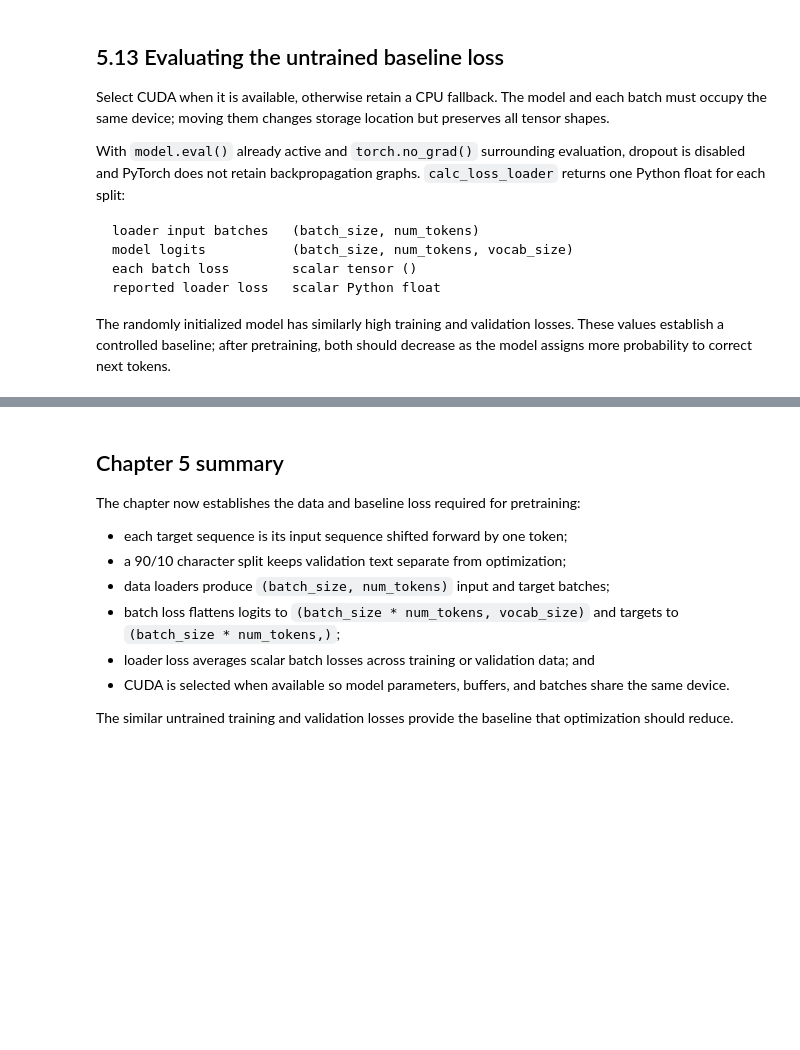
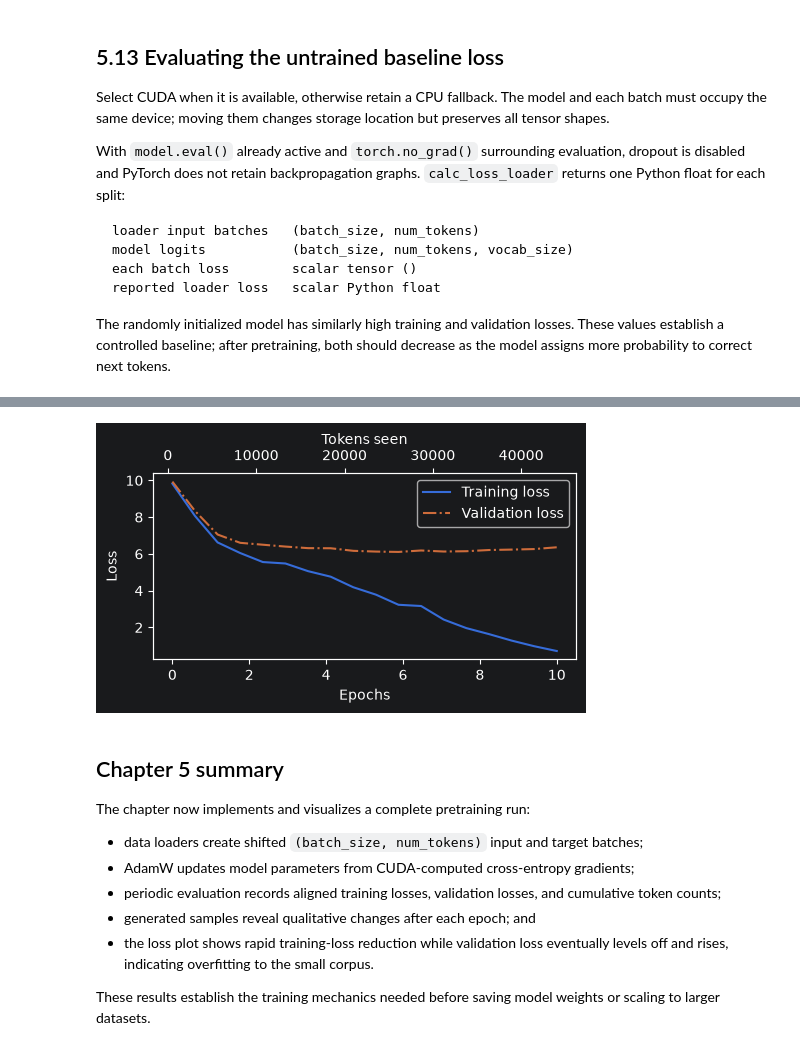
Before and after one commit to majorgilles/build-llms-from-scratch-companion, a Jupyter notebook: notebooks/05-pretraining-on-unlabeled-data.ipynb, the cells around one changed output, grey strips where cells are left out. Saved outputs shown, nothing was run; the diff lists cells and outputs as text; code cells hidden in the pictures; blank space fills up the shorter version.

```diff
--- a/notebooks/05-pretraining-on-unlabeled-data.ipynb
+++ b/notebooks/05-pretraining-on-unlabeled-data.ipynb
@@ -368,7 +365,7 @@ tokenization happens when constructing the training dataset.
 # %%
 # Load the UTF-8 training text as one Python string.
 file_path = "the-verdict.txt"
-with open(file_path, "r", encoding="utf-8") as file:
+with open(file_path, encoding="utf-8") as file:
     text_data = file.read()
 # %% [markdown]
 ### Comparing character and token counts
@@ -609,13 +864,64 @@ Validation loss: 10.98110580444336
+# %%
+import matplotlib.pyplot as plt
+from matplotlib.ticker import MaxNLocator
+
+
+def plot_losses(
+    epochs_seen: torch.Tensor,
+    tokens_seen: list[int],
+    train_losses: list[float],
+    val_losses: list[float],
+) -> None:
+    """Plot training and validation loss against epochs and tokens seen.
+
+    Args:
+        epochs_seen: Epoch coordinates shaped `(num_evaluations,)`.
+        tokens_seen: Cumulative token counts at each evaluation step.
+        train_losses: Mean training losses at each evaluation step.
+        val_losses: Mean validation losses at each evaluation step.
+
+    Returns:
+        None.
+    """
+    # All four inputs contain num_evaluations aligned values.
+    fig, ax1 = plt.subplots(figsize=(5, 3))
+    ax1.plot(epochs_seen, train_losses, label="Training loss")
+    ax1.plot(
+        epochs_seen,
+        val_losses,
+        linestyle="-.",
+        label="Validation loss",
+    )
+    ax1.set_xlabel("Epochs")
+    ax1.set_ylabel("Loss")
+    ax1.legend(loc="upper right")
+    # Epoch labels represent whole passes through the training loader.
+    ax1.xaxis.set_major_locator(MaxNLocator(integer=True))
+
+    # Add a second x-axis showing cumulative token positions processed.
+    ax2 = ax1.twiny()
+    # The invisible curve aligns the top axis with the loss measurements.
+    ax2.plot(tokens_seen, train_losses, alpha=0)
+    ax2.set_xlabel("Tokens seen")
+    fig.tight_layout()
+    plt.show()
+
+
+# epochs_tensor: (num_evaluations,)
+epochs_tensor = torch.linspace(0, num_epochs, len(train_losses))
+plot_losses(epochs_tensor, tokens_seen, train_losses, val_losses)
+# %% [output]
+[figure, added]
 # %% [markdown]
 ## Chapter 5 summary
 
-The chapter now establishes the data and baseline loss required for pretraining:
+The chapter now implements and visualizes a complete pretraining run:
 
-- each target sequence is its input sequence shifted forward by one token;
-- a 90/10 character split keeps validation text separate from optimization;
-- data loaders produce `(batch_size, num_tokens)` input and target batches;
-- batch loss flattens logits to `(batch_size * num_tokens, vocab_size)` and targets to `(batch_size * num_tokens,)`;
-- loader loss averages scalar batch losses across training or validation data; and
-- CUDA is selected when available so model parameters, buffers, and batches share the same device.
+- data loaders create shifted `(batch_size, num_tokens)` input and target batches;
+- AdamW updates model parameters from CUDA-computed cross-entropy gradients;
+- periodic evaluation records aligned training losses, validation losses, and cumulative token counts;
+- generated samples reveal qualitative changes after each epoch; and
+- the loss plot shows rapid training-loss reduction while validation loss eventually levels off and rises, indicating overfitting to
+  the small corpus.
 
-The similar untrained training and validation losses provide the baseline that optimization should reduce.
+These results establish the training mechanics needed before saving model weights or scaling to larger datasets.
```
Also changed, not shown: parts of 14 cells of this notebook, 5 other files.
